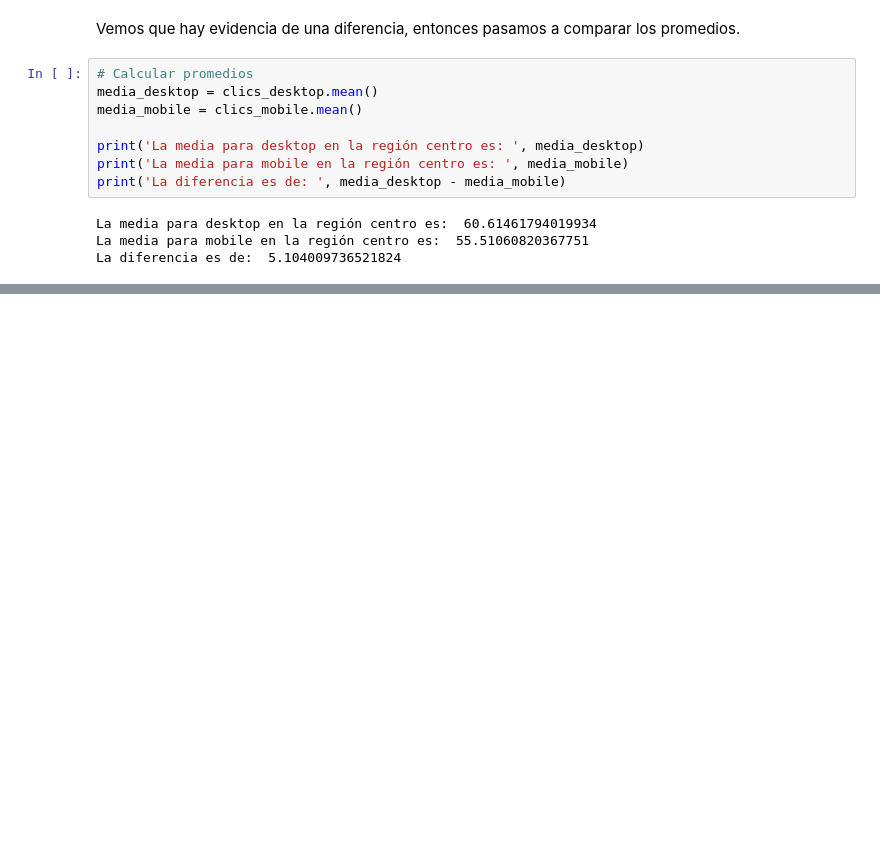
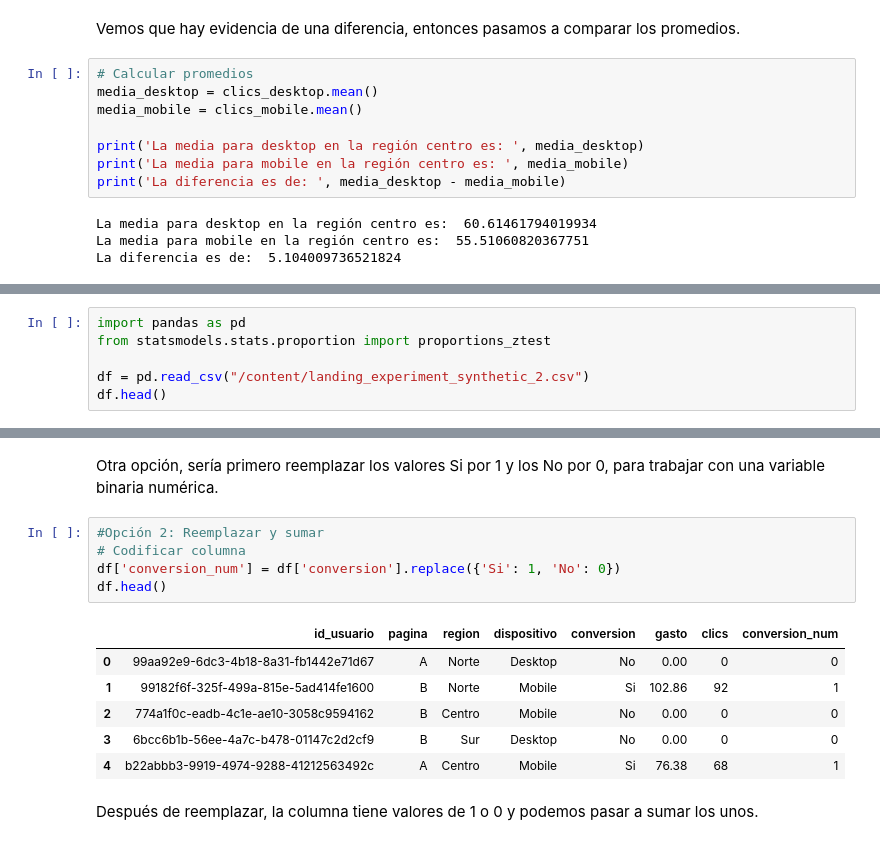
Before and after one commit to camiloch28/landing_experiment_synthetic-analysis, a Jupyter notebook: landing-experiment-analysis.ipynb, the cells around one changed output, grey strips where cells are left out. Drawn from its saved outputs; the diff is of its cells as text; blank space fills up the shorter version.

```diff
--- a/landing-experiment-analysis.ipynb
+++ b/landing-experiment-analysis.ipynb
@@ -289,0 +379,6 @@ La diferencia es de:  5.104009736521824
+# %%
+import pandas as pd
+from statsmodels.stats.proportion import proportions_ztest
+
+df = pd.read_csv("/content/landing_experiment_synthetic_2.csv")
+df.head()
@@ -289,0 +421,16 @@ La diferencia es de:  5.104009736521824
+# %% [markdown]
+Otra opción, sería primero reemplazar los valores Si por 1 y los No por 0, para trabajar con una variable binaria numérica.
+# %%
+#Opción 2: Reemplazar y sumar
+# Codificar columna
+df['conversion_num'] = df['conversion'].replace({'Si': 1, 'No': 0})
+df.head()
+# %% [output]
+|  | id_usuario | pagina | region | dispositivo | conversion | gasto | clics | conversion_num |
+| 0 | 99aa92e9-6dc3-4b18-8a31-fb1442e71d67 | A | Norte | Desktop | No | 0.00 | 0 | 0 |
+| 1 | 99182f6f-325f-499a-815e-5ad414fe1600 | B | Norte | Mobile | Si | 102.86 | 92 | 1 |
+| 2 | 774a1f0c-eadb-4c1e-ae10-3058c9594162 | B | Centro | Mobile | No | 0.00 | 0 | 0 |
+| 3 | 6bcc6b1b-56ee-4a7c-b478-01147c2d2cf9 | B | Sur | Desktop | No | 0.00 | 0 | 0 |
+| 4 | b22abbb3-9919-4974-9288-41212563492c | A | Centro | Mobile | Si | 76.38 | 68 | 1 |
+# %% [markdown]
+Después de reemplazar, la columna tiene valores de 1 o 0 y podemos pasar a sumar los unos.
```
Also changed, not shown: parts of 34 cells of this notebook.
